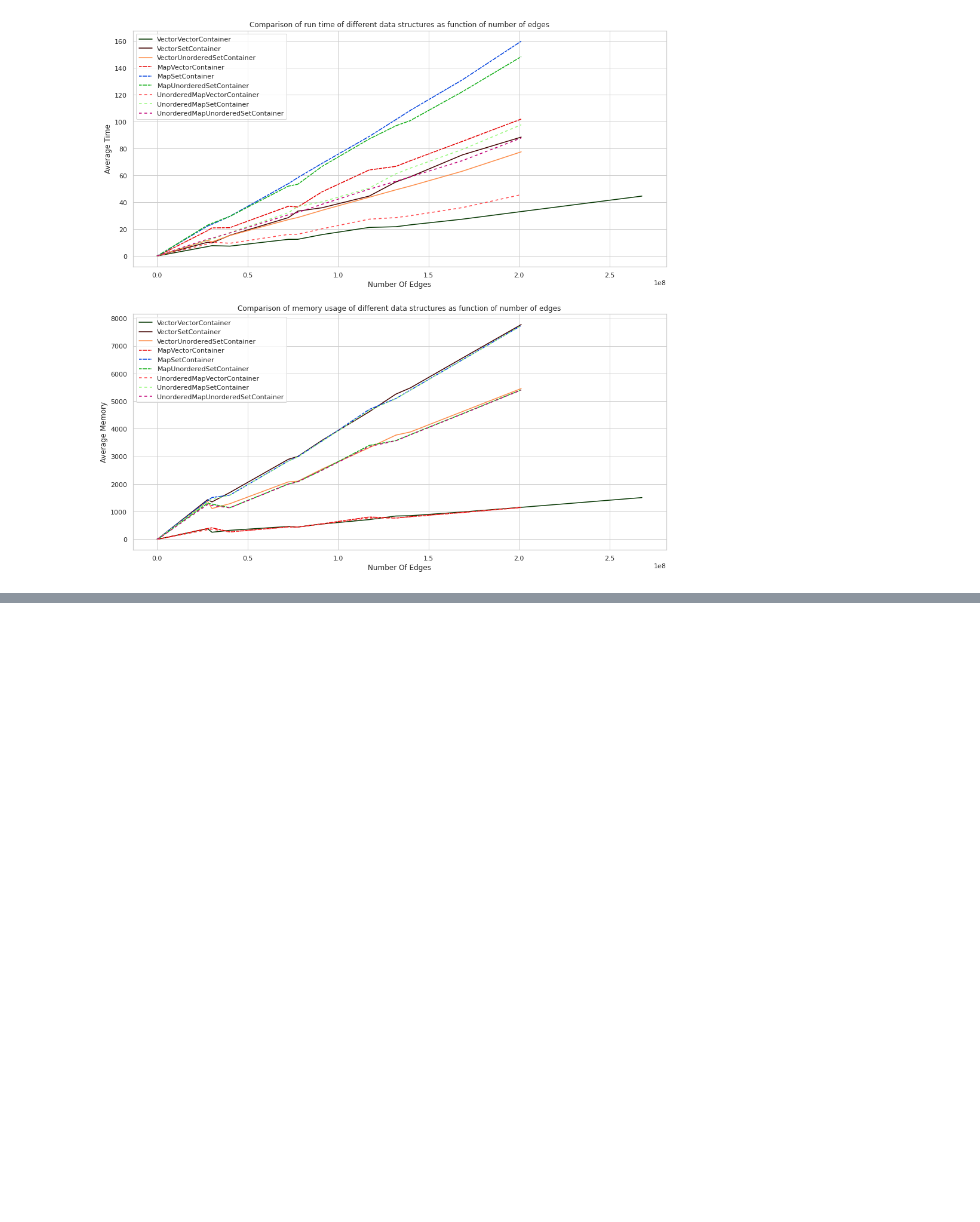
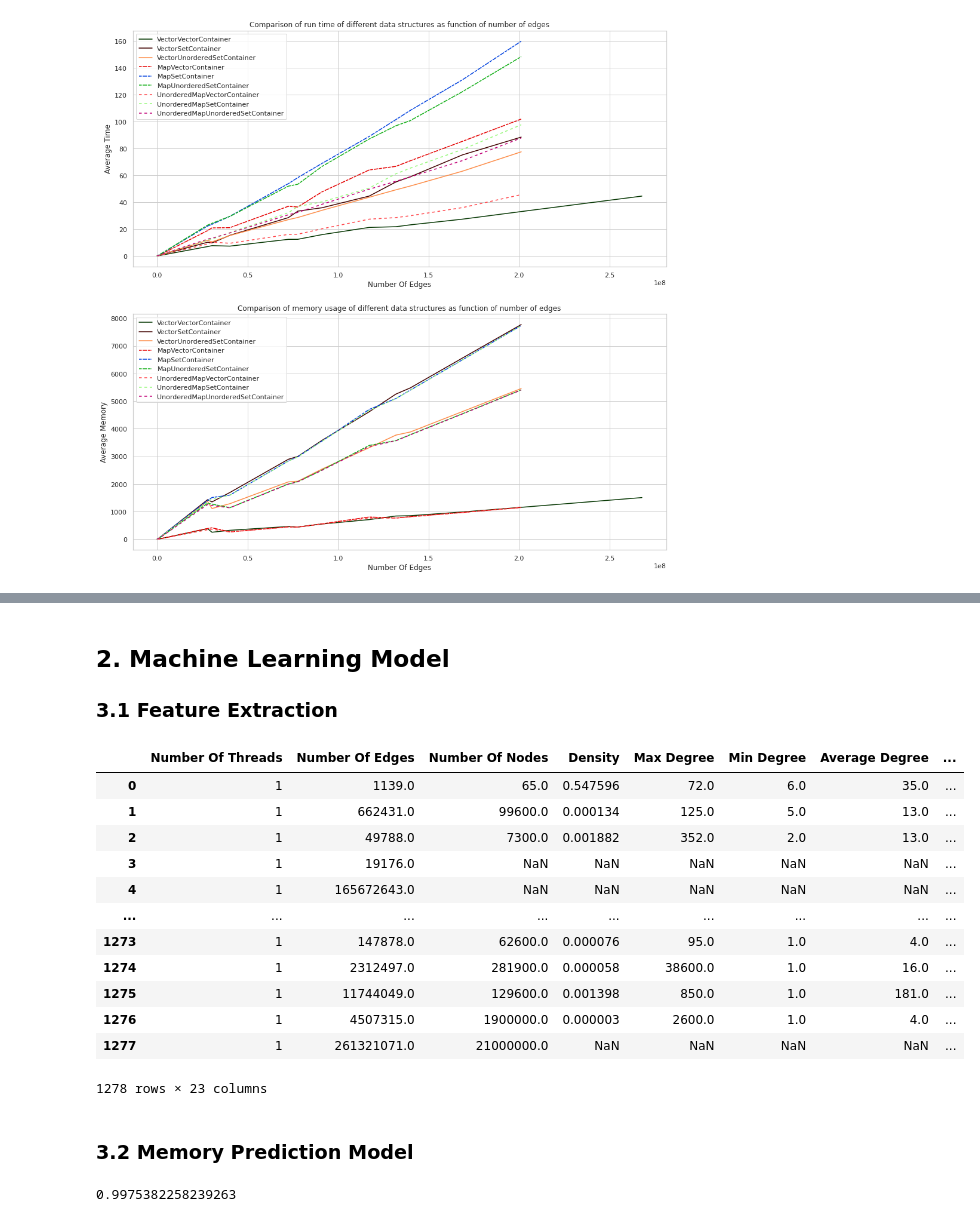
Before and after one commit to mariemloukill/Graph_creation, a Jupyter notebook: PFATeam/results/analysis.ipynb, the cells around one changed output, grey strips where cells are left out. Cells and saved outputs as stored; diff of their text form; code cells hidden in the pictures; blank space fills up the shorter version.

Commit message:
Creating a sklearn conforming machine learning model

```diff
--- a/PFATeam/results/analysis.ipynb
+++ b/PFATeam/results/analysis.ipynb
@@ -276,0 +297,5 @@ We note that the ram usage is practically independent of the used machine and/or
+# %%
+for algorithm_data in datasets:
+    algorithm_data.augmented_dataset=graph_details.merge(algorithm_data.full_dataset(),left_on="Name",right_on="Graph Name")
+    algorithm_data.augmented_dataset["Number Of Threads"] = algorithm_data.augmented_dataset["Type"].apply(lambda X:nb_threads(X))
+graphs_creation_dataset=pd.concat([result.augmented_dataset for result in datasets],ignore_index=True)
@@ -322,0 +345,13 @@ df.head(5)
+# %%
+for graph_name in graph_files:
+    for hardware_name in graphs_creation_dataset["Computer Name"].unique():
+        mask=(graphs_creation_dataset["Graph Name"]==graph_name) & (graphs_creation_dataset["Computer Name"]==hardware_name)
+        nan_mask=np.isnan(graphs_creation_dataset["Average Memory"])
+        if not (nan_mask&mask).any() or not (~nan_mask&mask).any():
+            continue
+        model=LinearRegression()
+        sub_dataset=graphs_creation_dataset[mask & ~nan_mask]
+        model.fit(sub_dataset["Number Of Threads"].to_numpy().reshape((-1,1)),sub_dataset["Average Memory"])
+        graphs_creation_dataset.loc[mask & nan_mask,"Average Memory"] = model.predict(graphs_creation_dataset.loc[mask & nan_mask,"Number Of Threads"].to_numpy().reshape((-1,1)))
+
+graphs_creation_dataset.head(5)
@@ -322,0 +366,48 @@ df.head(5)
+# %% [markdown]
+## 2. Machine Learning Model
+### 3.1 Feature Extraction
+# %%
+import sklearn
+from sklearn.preprocessing import StandardScaler,MinMaxScaler
+from sklearn.pipeline import Pipeline
+from sklearn.linear_model import LinearRegression
+from sklearn.tree import DecisionTreeRegressor
+from sklearn.ensemble import RandomForestRegressor
+from sklearn.model_selection import train_test_split
+from sklearn.svm import LinearSVR,SVR
+
+evident_features=["Number Of Threads","Number Of Edges","Number Of Nodes"]
+calculable_features=["Density","Max Degree","Min Degree","Average Degree"]
+hard_features=["Assortativity","Number Triangles","Average Number Of Triangles","Max Number Of Triangles","Average Clustering Coef","Fraction Closed Triangles","Max K Core","Lower Bound Max Clique"]
+hardware_feature=["Cpu Cores","Cpu Threads","Cpu Speed","Cpu Cache","Disk Cache Speed","Disk Speed"]
+targets=["Average Time","Average Memory"]
+
+
+graphs_creation_ml=graphs_creation_dataset[evident_features+calculable_features+hard_features+hardware_feature+targets]
+graphs_creation_ml
+# %% [output]
+|  | Number Of Threads | Number Of Edges | Number Of Nodes | Density | Max Degree | Min Degree | Average Degree | ... |
+| 0 | 1 | 1139.0 | 65.0 | 0.547596 | 72.0 | 6.0 | 35.0 | ... |
+| 1 | 1 | 662431.0 | 99600.0 | 0.000134 | 125.0 | 5.0 | 13.0 | ... |
+| 2 | 1 | 49788.0 | 7300.0 | 0.001882 | 352.0 | 2.0 | 13.0 | ... |
+| 3 | 1 | 19176.0 | NaN | NaN | NaN | NaN | NaN | ... |
+| 4 | 1 | 165672643.0 | NaN | NaN | NaN | NaN | NaN | ... |
+| ... | ... | ... | ... | ... | ... | ... | ... | ... |
+| 1273 | 1 | 147878.0 | 62600.0 | 0.000076 | 95.0 | 1.0 | 4.0 | ... |
+| 1274 | 1 | 2312497.0 | 281900.0 | 0.000058 | 38600.0 | 1.0 | 16.0 | ... |
+| 1275 | 1 | 11744049.0 | 129600.0 | 0.001398 | 850.0 | 1.0 | 181.0 | ... |
+| 1276 | 1 | 4507315.0 | 1900000.0 | 0.000003 | 2600.0 | 1.0 | 4.0 | ... |
+| 1277 | 1 | 261321071.0 | 21000000.0 | NaN | NaN | NaN | NaN | ... |
+1278 rows × 23 columns
+# %% [markdown]
+### 3.2 Memory Prediction Model
+# %%
+U1=graphs_creation_ml[evident_features+hardware_feature+calculable_features+[graphs_creation_ml.columns[-1]]].dropna()
+X1=U1[U1.columns[:-1]]
+y1=U1[U1.columns[-1]]
+X1_train,X1_test,y1_train,y1_test = train_test_split(X1,y1)
+memory_pipeline = Pipeline([("scaler",MinMaxScaler()),("regression",DecisionTreeRegressor())])
+memory_pipeline.fit(X1_train,y1_train)
+memory_pipeline.score(X1_test,y1_test)
+# %% [output]
+0.9975382258239263
```
Also changed, not shown: parts of 21 cells of this notebook, 4 other files.
